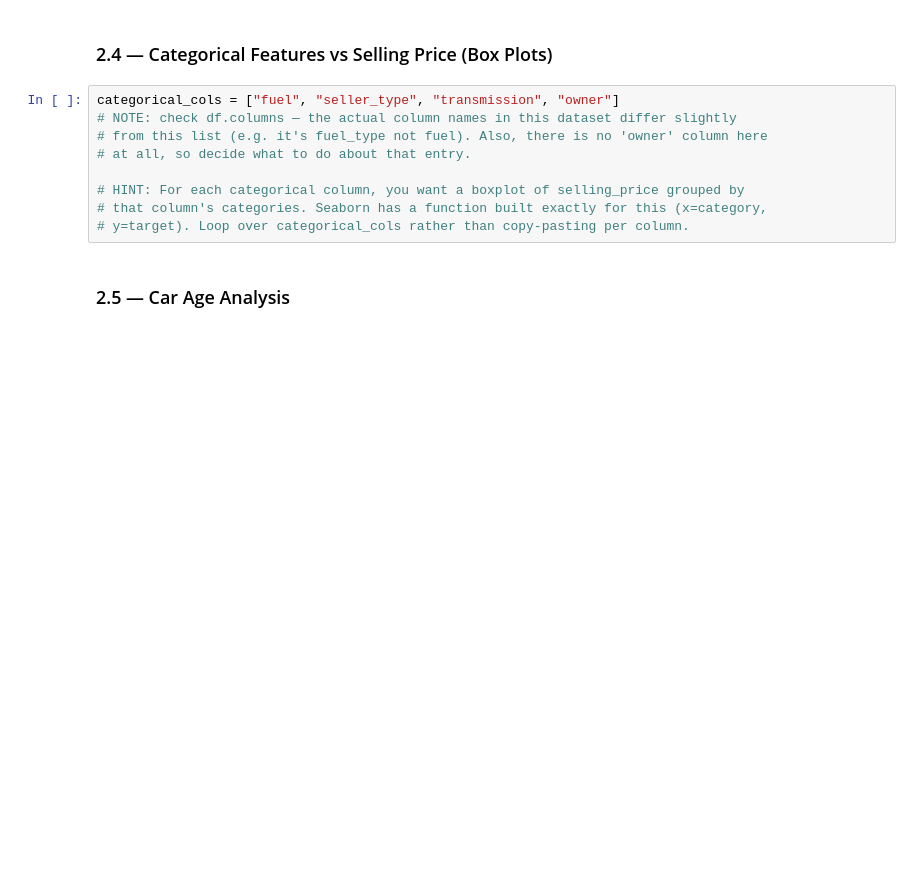
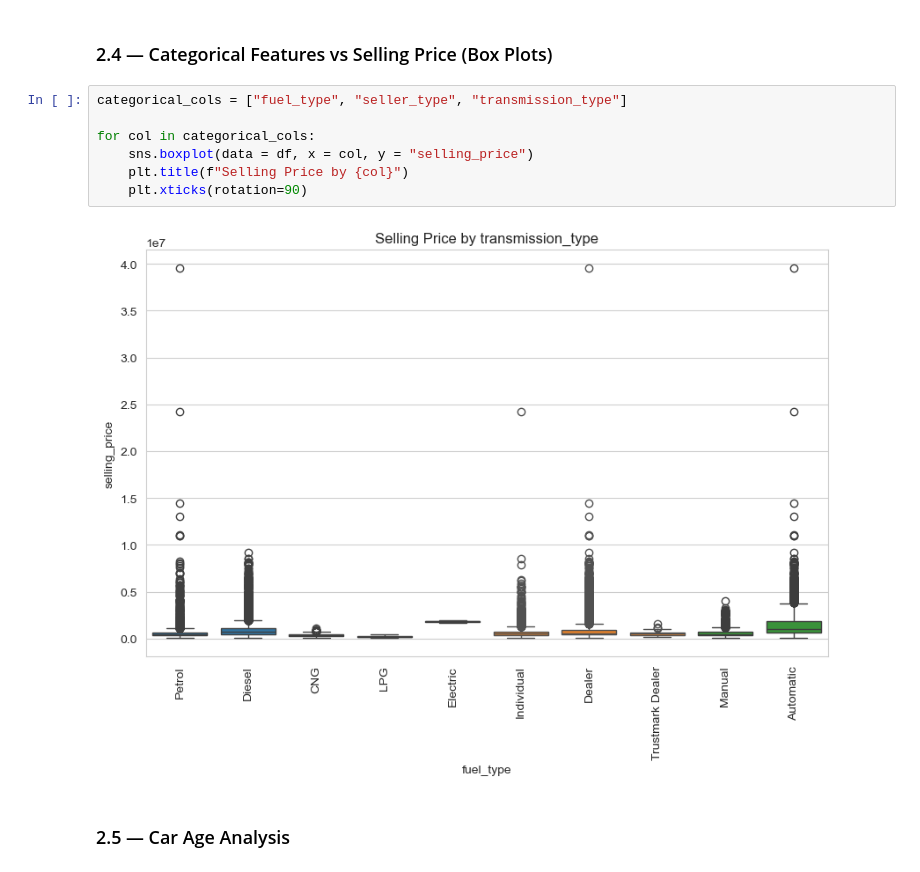
Before and after one commit to sufyan1105/Used-Car-Price-Prediction, a Jupyter notebook: used_car_price_predictor.ipynb, the cells around one changed output. Cells and saved outputs as stored; diff of their text form; blank space fills up the shorter version.

```diff
--- a/used_car_price_predictor.ipynb
+++ b/used_car_price_predictor.ipynb
@@ -166,14 +171,14 @@ sns.heatmap(correlation_matrix, annot= True)
 # %% [markdown]
 ### 2.4 — Categorical Features vs Selling Price (Box Plots)
 # %%
-categorical_cols = ["fuel", "seller_type", "transmission", "owner"]
-# NOTE: check df.columns — the actual column names in this dataset differ slightly
-# from this list (e.g. it's fuel_type not fuel). Also, there is no 'owner' column here
-# at all, so decide what to do about that entry.
+categorical_cols = ["fuel_type", "seller_type", "transmission_type"]
 
-# HINT: For each categorical column, you want a boxplot of selling_price grouped by
-# that column's categories. Seaborn has a function built exactly for this (x=category,
-# y=target). Loop over categorical_cols rather than copy-pasting per column.
+for col in categorical_cols:
+    sns.boxplot(data = df, x = col, y = "selling_price")
+    plt.title(f"Selling Price by {col}")
+    plt.xticks(rotation=90)
+# %% [output]
+[figure, added]
 # %% [markdown]
 ### 2.5 — Car Age Analysis
 # %%
```
Also changed, not shown: parts of 4 cells of this notebook.
